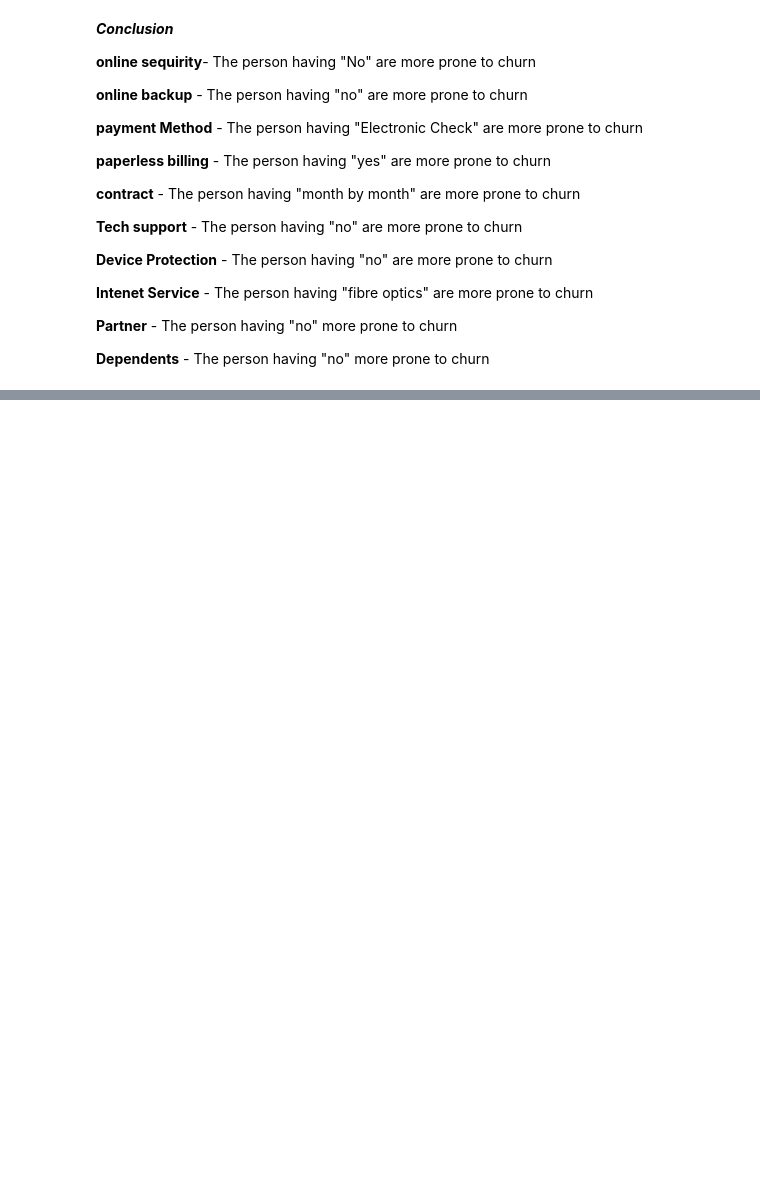
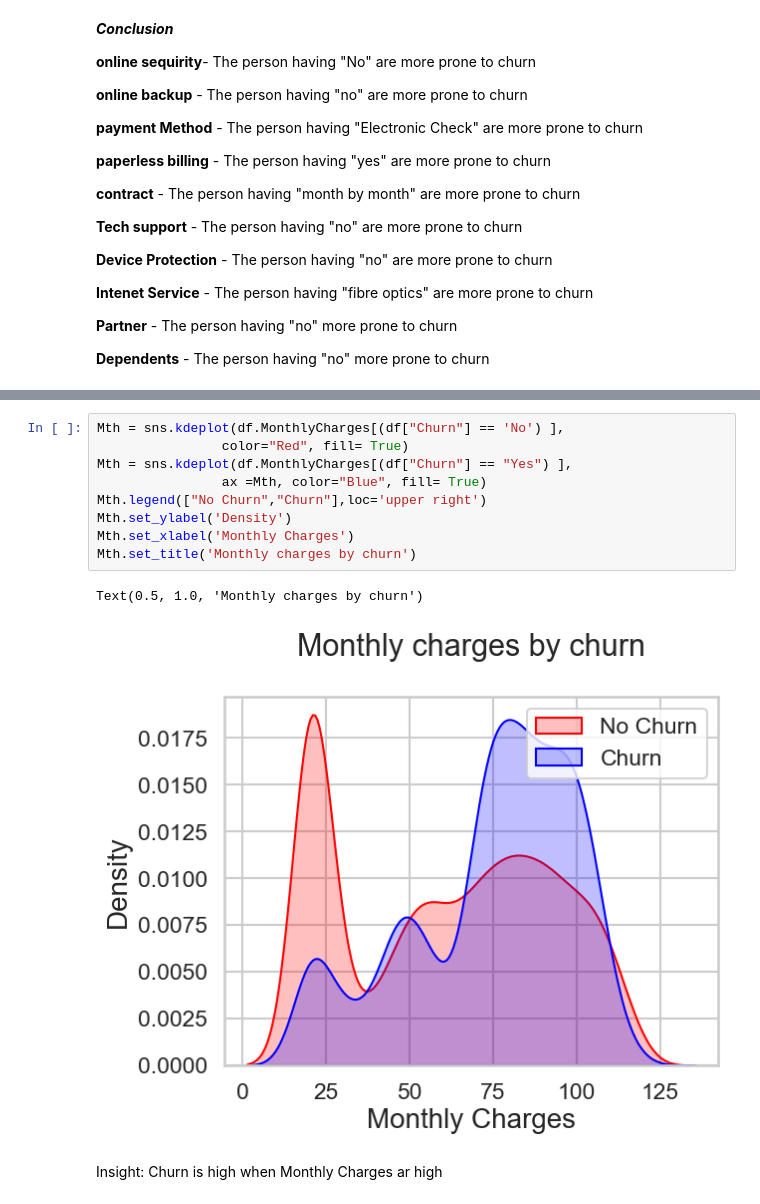
Before and after one commit to Rana-Sarvjeet/Predicting-Customer-Churn-in-Telecom-Using-Machine-Learning-Algorithms, a Jupyter notebook: churn analysis. EDA .ipynb, the cells around one changed output, grey strips where cells are left out. Cells and saved outputs as stored; diff of their text form; blank space fills up the shorter version.

```diff
--- a/churn analysis. EDA .ipynb
+++ b/churn analysis. EDA .ipynb
@@ -226,0 +232,15 @@ plt.show()
+# %%
+Mth = sns.kdeplot(df.MonthlyCharges[(df["Churn"] == 'No') ],
+                color="Red", fill= True)
+Mth = sns.kdeplot(df.MonthlyCharges[(df["Churn"] == "Yes") ],
+                ax =Mth, color="Blue", fill= True)
+Mth.legend(["No Churn","Churn"],loc='upper right')
+Mth.set_ylabel('Density')
+Mth.set_xlabel('Monthly Charges')
+Mth.set_title('Monthly charges by churn')
+# %% [output]
+Text(0.5, 1.0, 'Monthly charges by churn')
+[figure, added]
+# %% [markdown]
+
+Insight: Churn is high when Monthly Charges ar high
```
Also changed, not shown: parts of 18 cells of this notebook, 3 other files.
